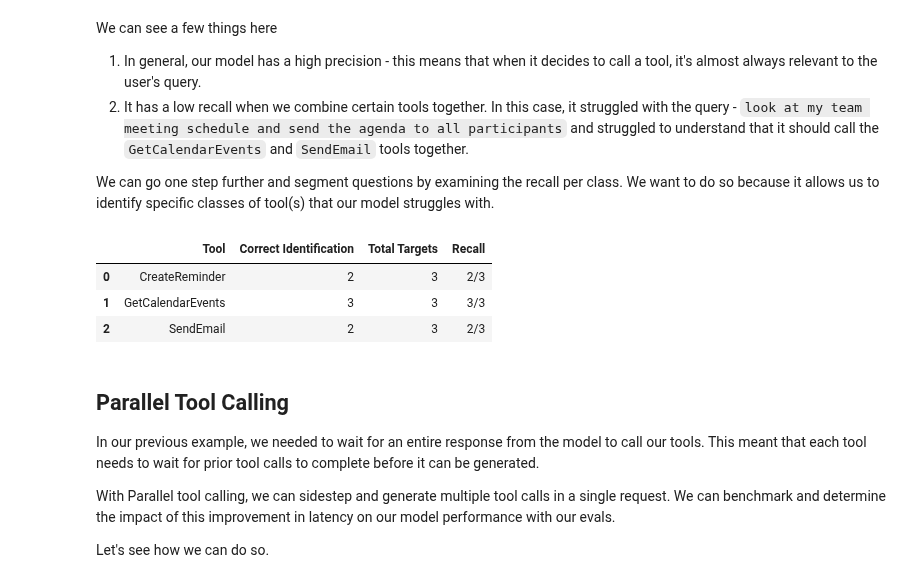
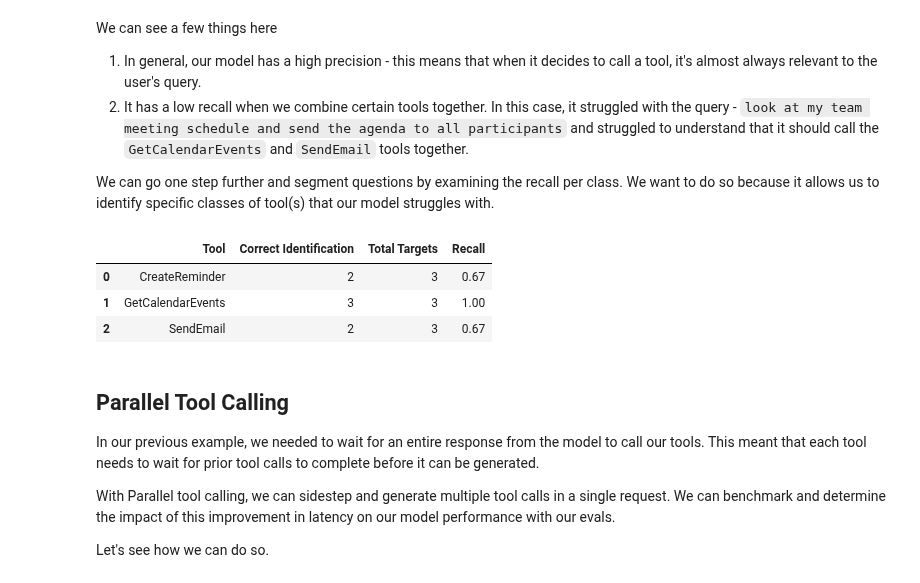
Before and after one commit to sanyaade-teachings/systematically-improving-rag, a Jupyter notebook: cohort_2/week6/1. Evaluate Tools.ipynb, the cells around one changed output. Saved outputs shown, nothing was run; the diff lists cells and outputs as text; code cells hidden in the pictures.

```diff
--- a/cohort_2/week6/1. Evaluate Tools.ipynb
+++ b/cohort_2/week6/1. Evaluate Tools.ipynb
@@ -287,45 +291,48 @@ We can see a few things here
 
 We can go one step further and segment questions by examining the recall per class. We want to do so because it allows us to identify specific classes of tool(s) that our model struggles with.
 # %%
-# Get all unique tools
-all_tools = set()
-for tools in df["expected_tools"] + df["actual_tools"]:
-    all_tools.update(tools)
+def calculate_per_tool_recall(df):
+    """
+    This assumes that we have a dataframe with the columns expected and actual that correspond to the expected and actual tool calls respectively.
+    """
+    # Get all unique tools
+    all_tools = set()
+    for tools in df["expected"] + df["actual"]:
+        all_tools.update(tools)
 
-occurences = {tool: 0 for tool in all_tools}
-expected_occurences = {tool: 0 for tool in all_tools}
+    occurences = {tool: 0 for tool in all_tools}
+    expected_occurences = {tool: 0 for tool in all_tools}
 
+    # Count occurrences for each individual tool
+    for index, row in df.iterrows():
+        expected_tools = set(row['expected'])
+        actual_tools = set(row['actual'])
 
+        for tool in expected_tools:
+            expected_occurences[tool] += 1
 
-# Count occurrences for each individual tool
-for index, row in df.iterrows():
-    expected_tools = set(row['expected_tools'])
-    actual_tools = set(row['actual_tools'])
+        for tool in actual_tools:
+            occurences[tool] += 1
 
-    for tool in expected_tools:
-        expected_occurences[tool] += 1
+    # Calculate per-tool recall
+    per_tool_recall = []
+    for tool in all_tools:
+        per_tool_recall.append({
+            'Tool': tool,
+            'Correct Identification': occurences[tool],
+            'Total Targets': expected_occurences[tool],
+            'Recall': occurences[tool]/expected_occurences[tool]
+        })
 
-    for tool in actual_tools:
-        occurences[tool] += 1
+    return pd.DataFrame(per_tool_recall).round(2)
 
-
-
-# Calculate per-tool recall
-per_tool_recall = []
-for tool in all_tools:
-    per_tool_recall.append({
-        'Tool': tool,
-        'Correct Identification': occurences[tool],
-        'Total Targets': expected_occurences[tool],
-        'Recall': f"{occurences[tool]}/{expected_occurences[tool]}"
-    })
-
-pd.DataFrame(per_tool_recall).round(2)
+# Call the function with our dataframe
+calculate_per_tool_recall(df)
 # %% [output]
 |  | Tool | Correct Identification | Total Targets | Recall |
-| 0 | CreateReminder | 2 | 3 | 2/3 |
-| 1 | GetCalendarEvents | 3 | 3 | 3/3 |
-| 2 | SendEmail | 2 | 3 | 2/3 |
+| 0 | CreateReminder | 2 | 3 | 0.67 |
+| 1 | GetCalendarEvents | 3 | 3 | 1.00 |
+| 2 | SendEmail | 2 | 3 | 0.67 |
 # %% [markdown]
 ## Parallel Tool Calling
 
```
Also changed, not shown: parts of 9 cells of this notebook, 4 other files.
